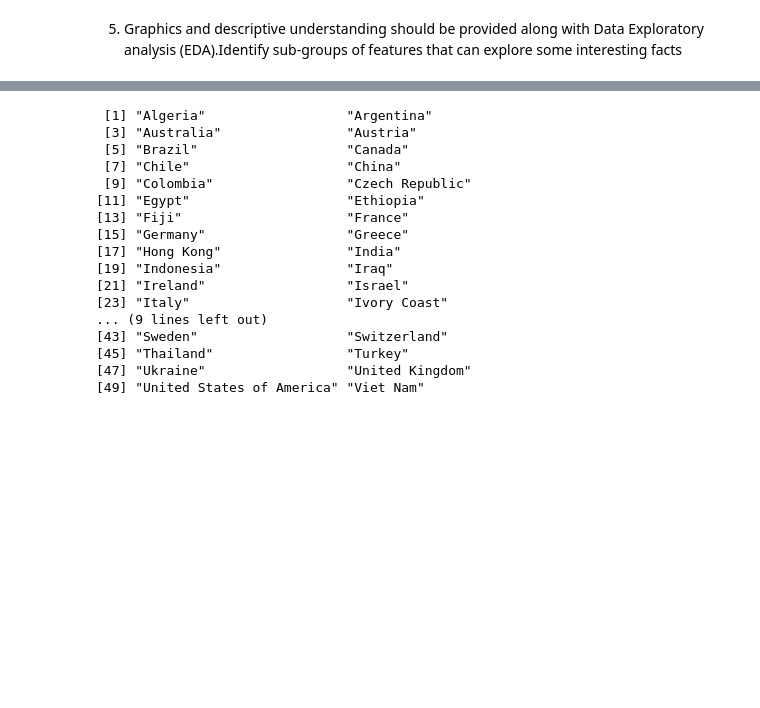
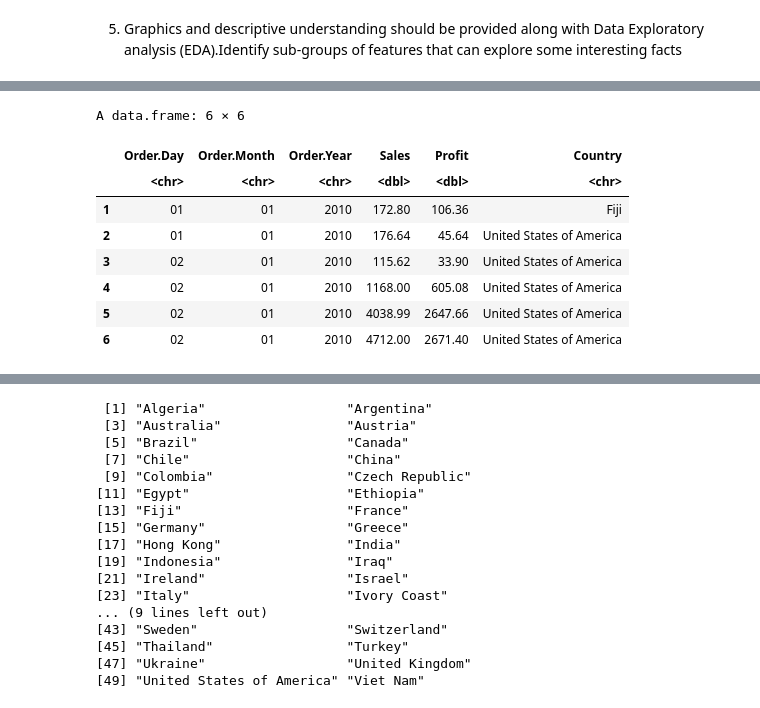
Before and after one commit to raulFuzita/cct_data_exploration_and_preparation, a Jupyter notebook: CCT_project_Muhammad.ipynb, the cells around one changed output, grey strips where cells are left out. Saved outputs shown, nothing was run; the diff lists cells and outputs as text; code cells hidden in the pictures; blank space fills up the shorter version.

```diff
--- a/CCT_project_Muhammad.ipynb
+++ b/CCT_project_Muhammad.ipynb
@@ -921,0 +959,12 @@ heatmap(data, Colv = NA, Rowv = NA, scale="column", xlab="Discount", ylab="Regio
+# %%
+head(df_sales)
+# %% [output]
+A data.frame: 6 × 6
+|  | Order.Day | Order.Month | Order.Year | Sales | Profit | Country |
+|  | <chr> | <chr> | <chr> | <dbl> | <dbl> | <chr> |
+| 1 | 01 | 01 | 2010 | 172.80 | 106.36 | Fiji |
+| 2 | 01 | 01 | 2010 | 176.64 | 45.64 | United States of America |
+| 3 | 02 | 01 | 2010 | 115.62 | 33.90 | United States of America |
+| 4 | 02 | 01 | 2010 | 1168.00 | 605.08 | United States of America |
+| 5 | 02 | 01 | 2010 | 4038.99 | 2647.66 | United States of America |
+| 6 | 02 | 01 | 2010 | 4712.00 | 2671.40 | United States of America |
```
Also changed, not shown: parts of 16 cells of this notebook.
